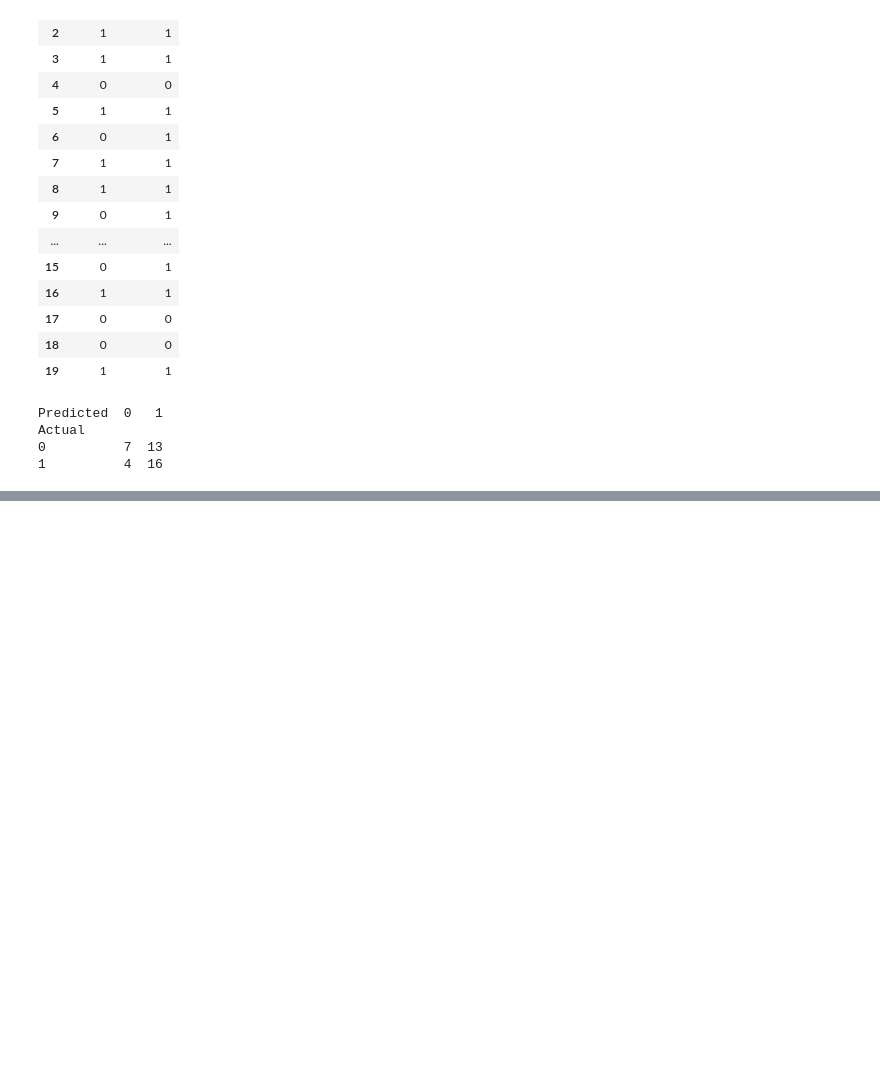
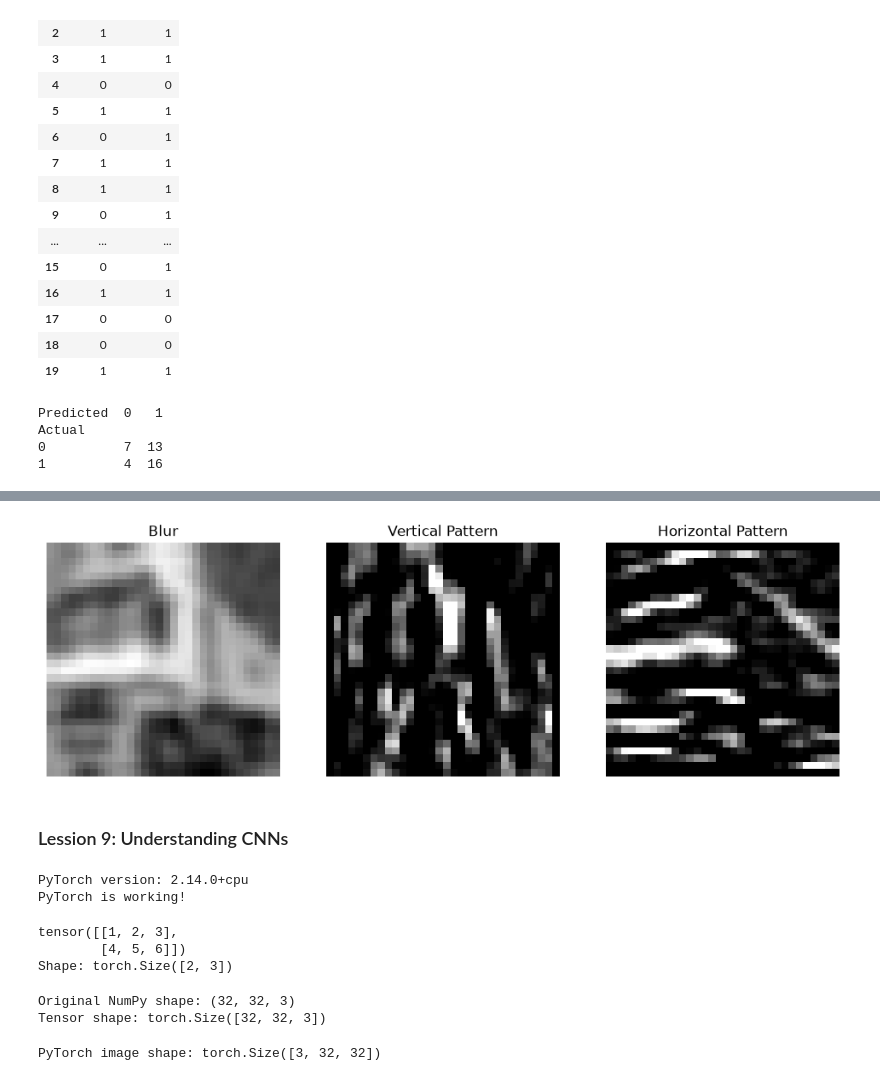
Before and after one commit to utsabbasyal12/ai-image-forgery-detection, a Jupyter notebook: notebooks/01_dataset_exploration.ipynb, the cells around one changed output, grey strips where cells are left out. Cells and saved outputs as stored; diff of their text form; code cells hidden in the pictures; blank space fills up the shorter version.

```diff
--- a/notebooks/01_dataset_exploration.ipynb
+++ b/notebooks/01_dataset_exploration.ipynb
@@ -505,0 +563,77 @@ Actual
+# %%
+blur_kernel = np.ones((3, 3), np.float32) / 9
+
+vertical_kernel = np.array([
+    [-1, 0, 1],
+    [-1, 0, 1],
+    [-1, 0, 1]
+])
+
+horizontal_kernel = np.array([
+    [-1, -1, -1],
+    [0, 0, 0],
+    [1, 1, 1]
+])
+# %%
+blur_result = cv2.filter2D(gray, -1, blur_kernel)
+vertical_result = cv2.filter2D(gray, -1, vertical_kernel)
+horizontal_result = cv2.filter2D(gray, -1, horizontal_kernel)
+# %%
+plt.figure(figsize=(12, 4))
+
+plt.subplot(1, 3, 1)
+plt.imshow(blur_result, cmap="gray")
+plt.title("Blur")
+plt.axis("off")
+
+plt.subplot(1, 3, 2)
+plt.imshow(vertical_result, cmap="gray")
+plt.title("Vertical Pattern")
+plt.axis("off")
+
+plt.subplot(1, 3, 3)
+plt.imshow(horizontal_result, cmap="gray")
+plt.title("Horizontal Pattern")
+plt.axis("off")
+
+plt.show()
+# %% [output]
+[figure, added]
+# %% [markdown]
+### Lession 9: Understanding CNNs
+# %%
+import torch
+import torch.nn as nn
+import torch.optim as optim
+
+print("PyTorch version:", torch.__version__)
+print("PyTorch is working!")
+# %% [output]
+PyTorch version: 2.14.0+cpu
+PyTorch is working!
+# %%
+x = torch.tensor([
+    [1, 2, 3],
+    [4, 5, 6]
+])
+
+print(x)
+print("Shape:", x.shape)
+# %% [output]
+tensor([[1, 2, 3],
+        [4, 5, 6]])
+Shape: torch.Size([2, 3])
+# %%
+image_tensor = torch.from_numpy(image_array)
+
+print("Original NumPy shape:", image_array.shape)
+print("Tensor shape:", image_tensor.shape)
+# %% [output]
+Original NumPy shape: (32, 32, 3)
+Tensor shape: torch.Size([32, 32, 3])
+# %%
+image_tensor = image_tensor.permute(2, 0, 1)
+
+print("PyTorch image shape:", image_tensor.shape)
+# %% [output]
+PyTorch image shape: torch.Size([3, 32, 32])
```
Also changed, not shown: parts of 34 cells of this notebook.
